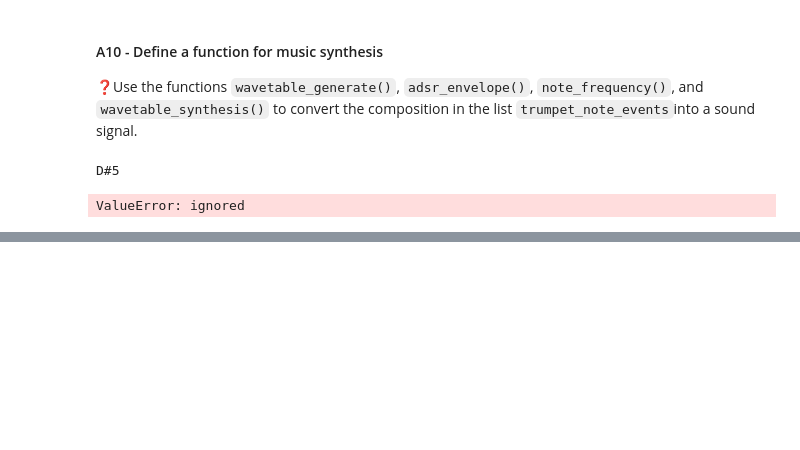
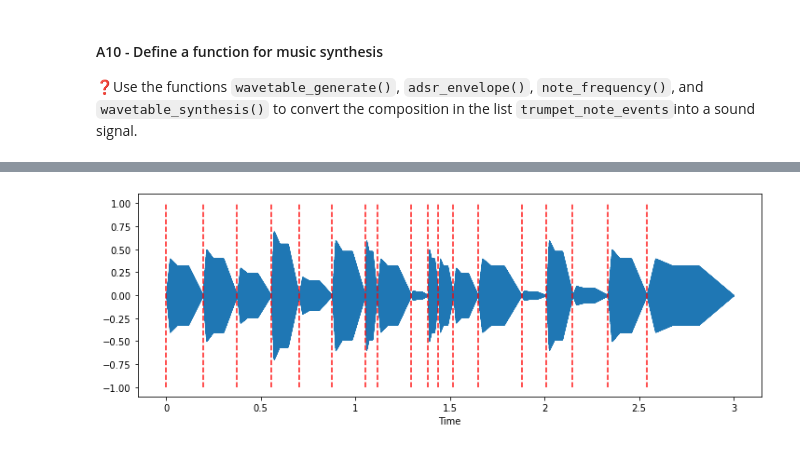
Before and after one commit to Eid1999/PDS_Lab2, a Jupyter notebook: lab2.ipynb, the cells around one changed output, grey strips where cells are left out. Saved outputs shown, nothing was run; the diff lists cells and outputs as text; code cells hidden in the pictures; blank space fills up the shorter version.

```diff
--- a/lab2.ipynb
+++ b/lab2.ipynb
@@ -697,11 +698,12 @@ def synthesize_composition(composition, fs):
     musical composition
     """
     out = np.array([])
+    wtable = wavetable_generate(64, np.sin)
     for i in range(len(composition)):
-      wtable = wavetable_generate(64, np.sin)
-      print(composition[i][0])
-      swav   = wavetable_synthesis(wtable, note_frequency(composition[i][0]), fs, 1)
-      out.append(swav)
+      swav   = composition[i][1]*wavetable_synthesis(wtable, note_frequency(composition[i][0]), fs, composition[i][2])
+      swav   = adsr_envelope(swav)
+
+      out = np.concatenate((out,swav), axis = 0)
 
     return out
 
@@ -716,5 +718,3 @@ ax.vlines(humam_onsets, -1, 1, color='r', alpha=0.9, linestyle='--', label='Onse
 # Play the output signal
 Audio(s_out, rate=fs)
 # %% [output]
-D#5
-ValueError: ignored
@@ -721,3 +722,4 @@ ValueError: ignored
+[figure, added]
 # %%
 assert np.isclose(len(s_out), 3*fs, atol=200)
 assert np.isclose(np.max(s_out), 0.7, atol=0.05)
```
Also changed, not shown: parts of 3 cells of this notebook.
